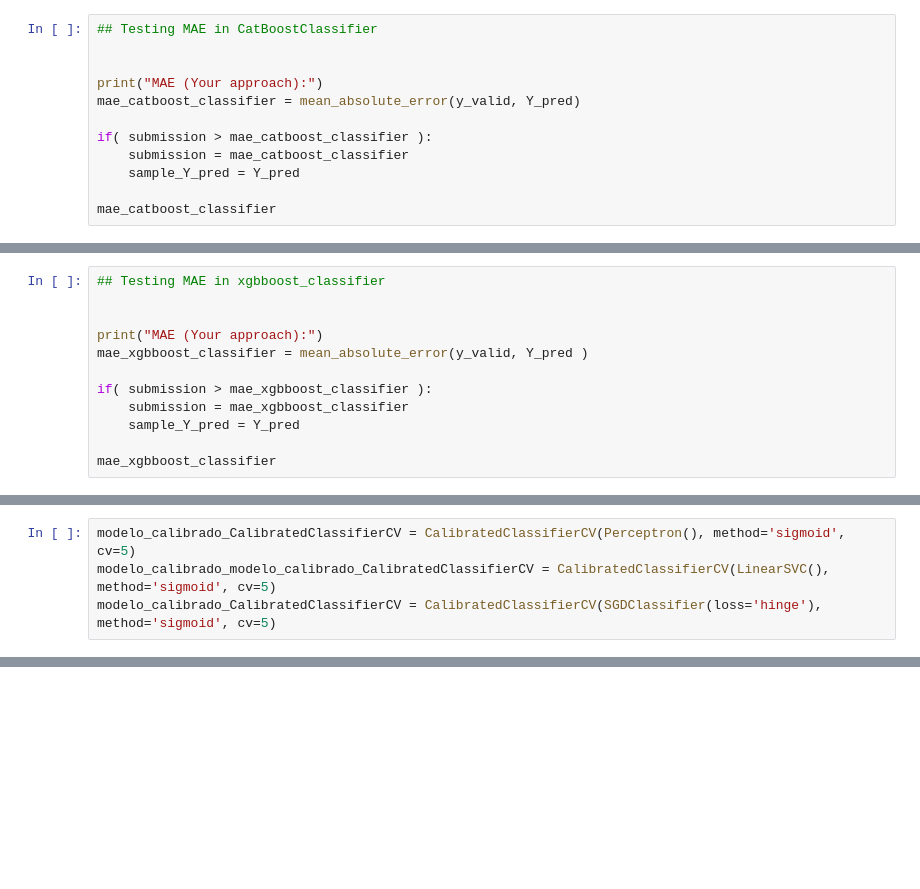
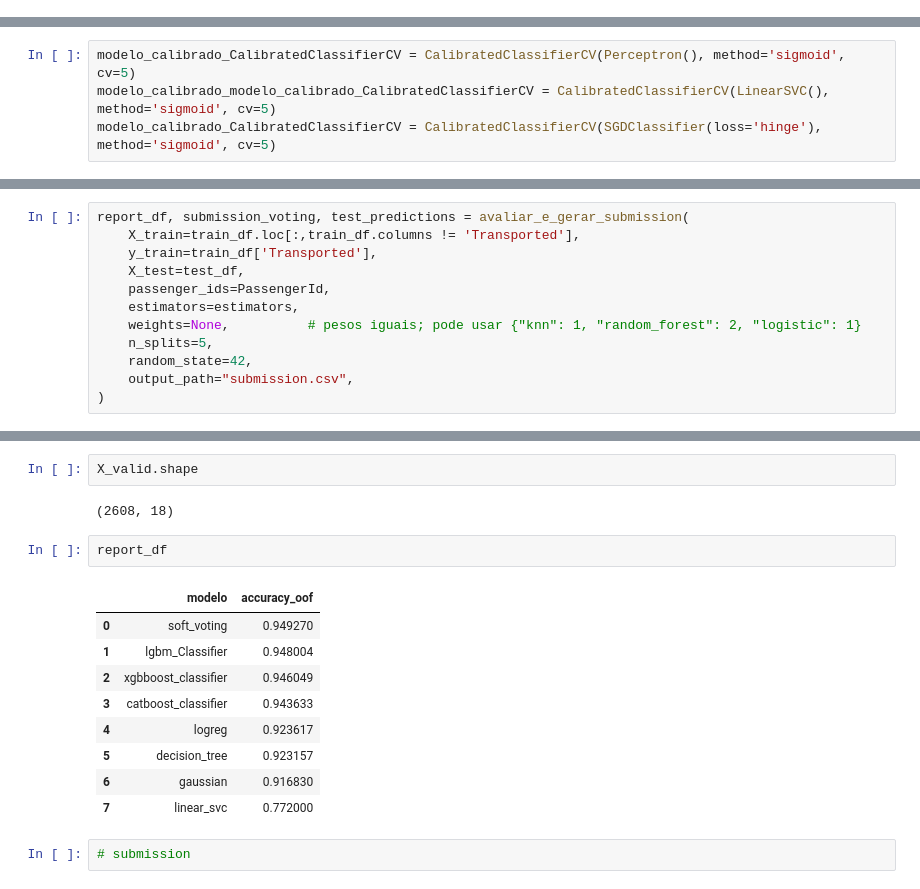
Before and after one commit to mak213k/Analise-de-dados-feito-no-Kaggle, a Jupyter notebook: 151026_1030_Spaceship_Titanic.ipynb, the cells around one changed output, grey strips where cells are left out. Cells and saved outputs as stored; diff of their text form; blank space fills up the shorter version.

Commit message:
Kaggle Notebook | Spaceship Titanic with voting  ensemble | Version 29

```diff
--- a/151026_1030_Spaceship_Titanic.ipynb
+++ b/151026_1030_Spaceship_Titanic.ipynb
@@ -2156,15 +1998,3 @@ catboost_accuracy_score = accuracy_score(y_valid,Y_pred) * 100
 print(" Accuracy score: ",catboost_accuracy_score)
 # %% [output]
  Accuracy score:  94.78527607361963
-# %%
-## Testing MAE in CatBoostClassifier
-
-
-print("MAE (Your approach):")
-mae_catboost_classifier = mean_absolute_error(y_valid, Y_pred)
-
-if( submission > mae_catboost_classifier ):
-    submission = mae_catboost_classifier
-    sample_Y_pred = Y_pred
-
-mae_catboost_classifier
@@ -2189,15 +2016,3 @@ xgbboost_accuracy_score = accuracy_score(y_valid,Y_pred) * 100
 print(" Accuracy score: ",xgbboost_accuracy_score)
 # %% [output]
  Accuracy score:  94.74693251533742
-# %%
-## Testing MAE in xgbboost_classifier
-
-
-print("MAE (Your approach):")
-mae_xgbboost_classifier = mean_absolute_error(y_valid, Y_pred )
-
-if( submission > mae_xgbboost_classifier ):
-    submission = mae_xgbboost_classifier
-    sample_Y_pred = Y_pred
-
-mae_xgbboost_classifier
@@ -2767,0 +2356,12 @@ print(" File submission.csv already ")
+# %%
+report_df, submission_voting, test_predictions = avaliar_e_gerar_submission(
+    X_train=train_df.loc[:,train_df.columns != 'Transported'],
+    y_train=train_df['Transported'],
+    X_test=test_df,
+    passenger_ids=PassengerId,
+    estimators=estimators,
+    weights=None,          # pesos iguais; pode usar {"knn": 1, "random_forest": 2, "logistic": 1}
+    n_splits=5,
+    random_state=42,
+    output_path="submission.csv",
+)
@@ -2767,0 +2398,18 @@ print(" File submission.csv already ")
+# %%
+X_valid.shape
+# %% [output]
+(2608, 18)
+# %%
+report_df
+# %% [output]
+|  | modelo | accuracy_oof |
+| 0 | soft_voting | 0.949270 |
+| 1 | lgbm_Classifier | 0.948004 |
+| 2 | xgbboost_classifier | 0.946049 |
+| 3 | catboost_classifier | 0.943633 |
+| 4 | logreg | 0.923617 |
+| 5 | decision_tree | 0.923157 |
+| 6 | gaussian | 0.916830 |
+| 7 | linear_svc | 0.772000 |
+# %%
+# submission
```
Also changed, not shown: parts of 66 cells of this notebook.
